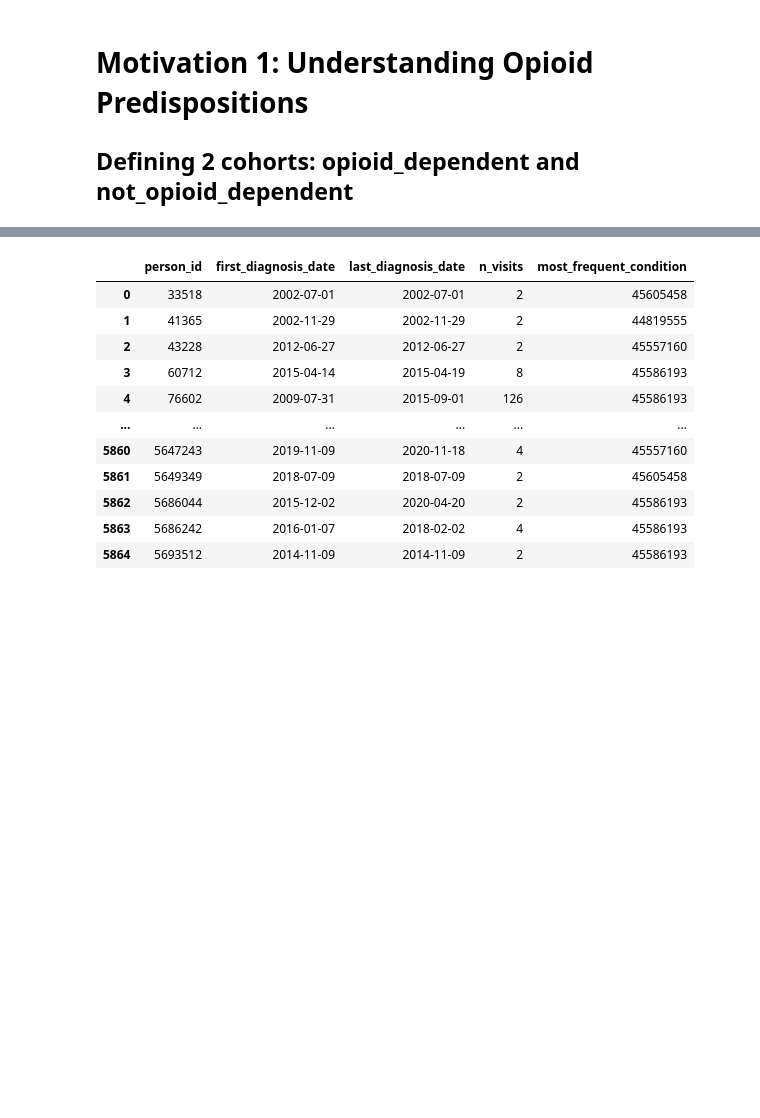
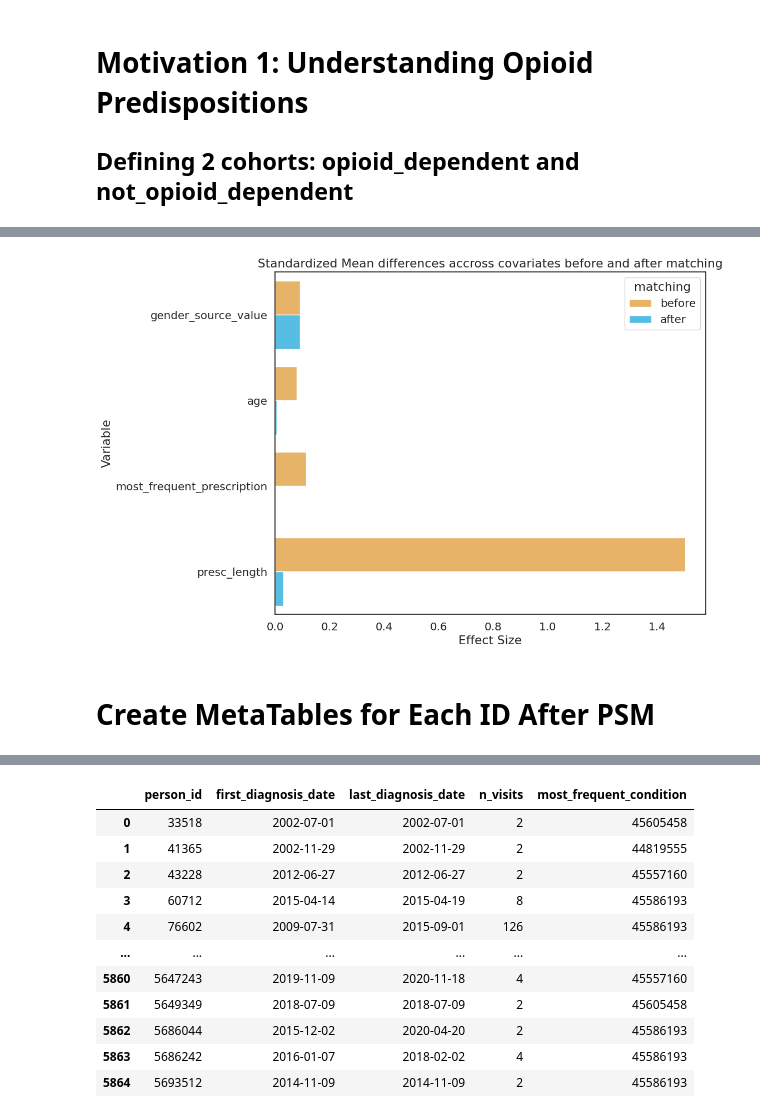
Before and after one commit to sanjayontheweb/SergioRotation, a Jupyter notebook: AddictionEHRQuery.ipynb, the cells around one changed output, grey strips where cells are left out. Drawn from its saved outputs; the diff is of its cells as text; code cells hidden in the pictures; blank space fills up the shorter version.

```diff
--- a/AddictionEHRQuery.ipynb
+++ b/AddictionEHRQuery.ipynb
@@ -318,0 +386,18 @@ run_query(sql_conn, query_not_op_ids)
+# %%
+full_bio_cohort = pd.concat([op_addicted, not_op_addicted], axis=0, ignore_index=True)
+full_bio_cohort['presc_length'] = full_bio_cohort.apply(
+    lambda r: int((r['last_presc_date'] - r['first_presc_date']).days), axis=1
+)
+full_bio_cohort['gender_source_value'] = full_bio_cohort['gender_source_value'].map({'Male': 0, 'Female': 1}).fillna(2).astype(int)
+
+# Create an instance of PsmPy
+prop_sm = PsmPy(full_bio_cohort[['person_id', 'gender_source_value', 'age', 'dependent', 'most_frequent_prescription', 'presc_length']], treatment='dependent', indx='person_id')
+
+# Calculate the propensity scores based on sex and age
+prop_sm.logistic_ps(balance=True)
+
+# Perform matching, with a ratio of 15 controls to each test subject
+prop_sm.knn_matched_12n(matcher='propensity_logit', how_many=15)
+
+#List of final ids for cohort, after matching
+final_cohort_ids = prop_sm.matched_ids.values.ravel()
@@ -318,0 +420,6 @@ run_query(sql_conn, query_not_op_ids)
+# %%
+prop_sm.effect_size_plot()
+# %% [output]
+[figure, added]
+# %% [markdown]
+# Create MetaTables for Each ID After PSM
```
Also changed, not shown: parts of 14 cells of this notebook.
